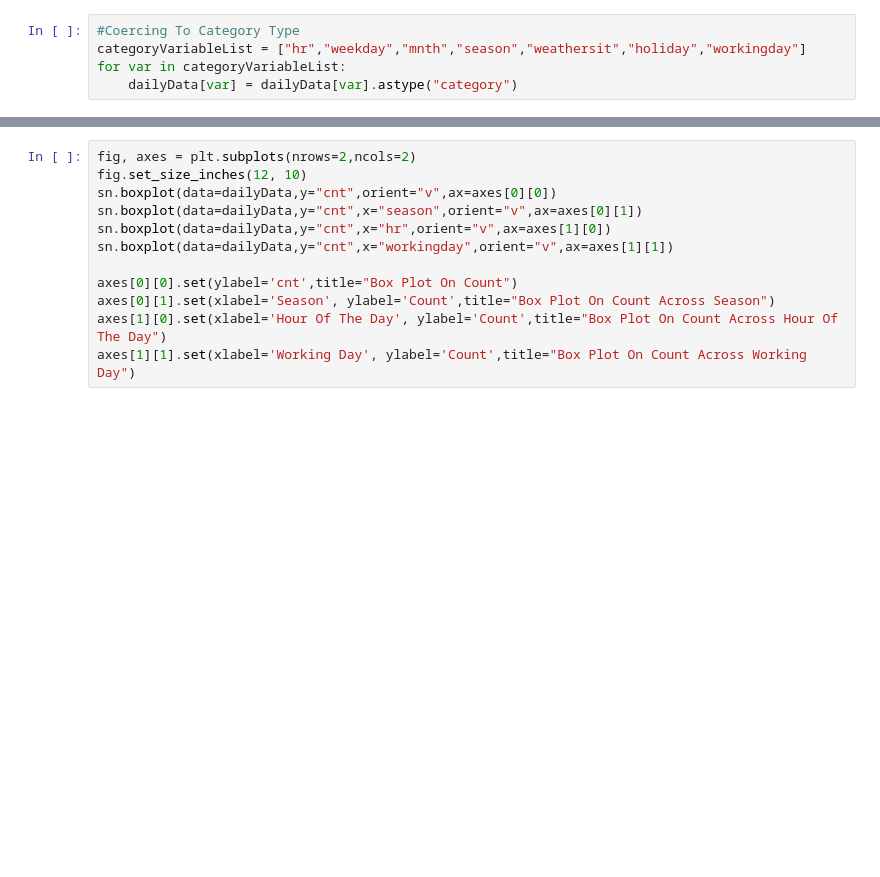
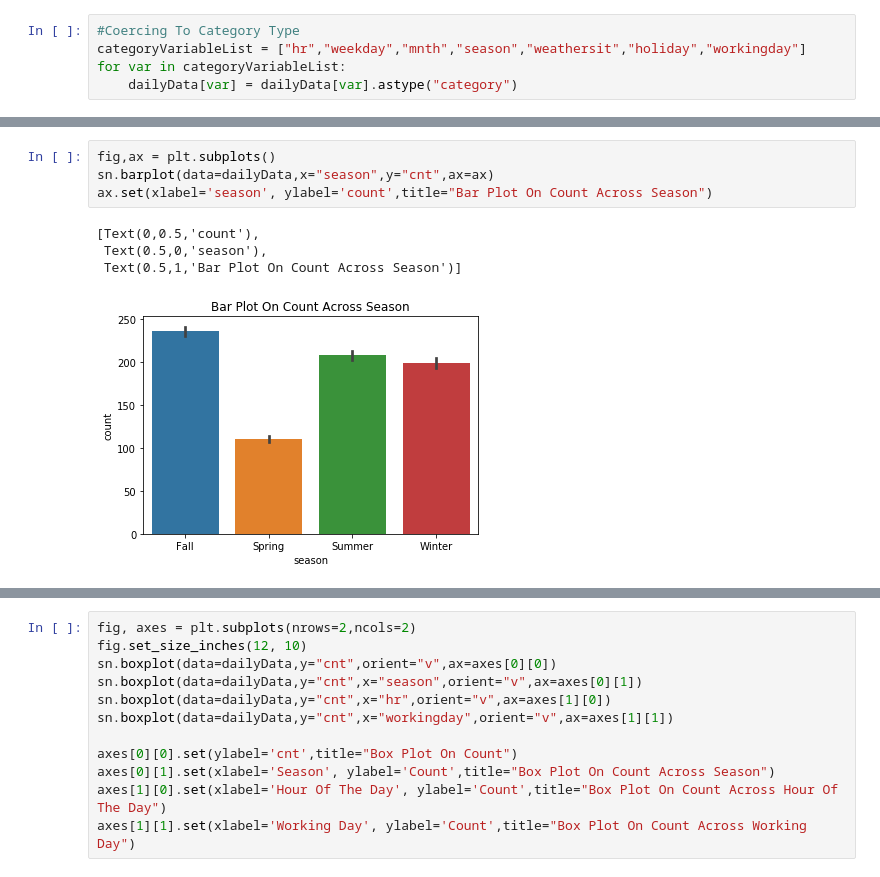
Before and after one commit to fzha113/sharing-bike-data-mining, a Jupyter notebook: Sharing Bike NoteBook.ipynb, the cells around one changed output, grey strips where cells are left out. Drawn from its saved outputs; the diff is of its cells as text; blank space fills up the shorter version.

```diff
--- a/Sharing Bike NoteBook.ipynb
+++ b/Sharing Bike NoteBook.ipynb
@@ -74,0 +88,9 @@ ax.set(xlabel='variableTypeariable Type', ylabel='Count',title="Variables DataTy
+# %%
+fig,ax = plt.subplots()
+sn.barplot(data=dailyData,x="season",y="cnt",ax=ax)
+ax.set(xlabel='season', ylabel='count',title="Bar Plot On Count Across Season")
+# %% [output]
+[Text(0,0.5,'count'),
+ Text(0.5,0,'season'),
+ Text(0.5,1,'Bar Plot On Count Across Season')]
+[figure, added]
```
Also changed, not shown: parts of 43 cells of this notebook, 1 other file.
